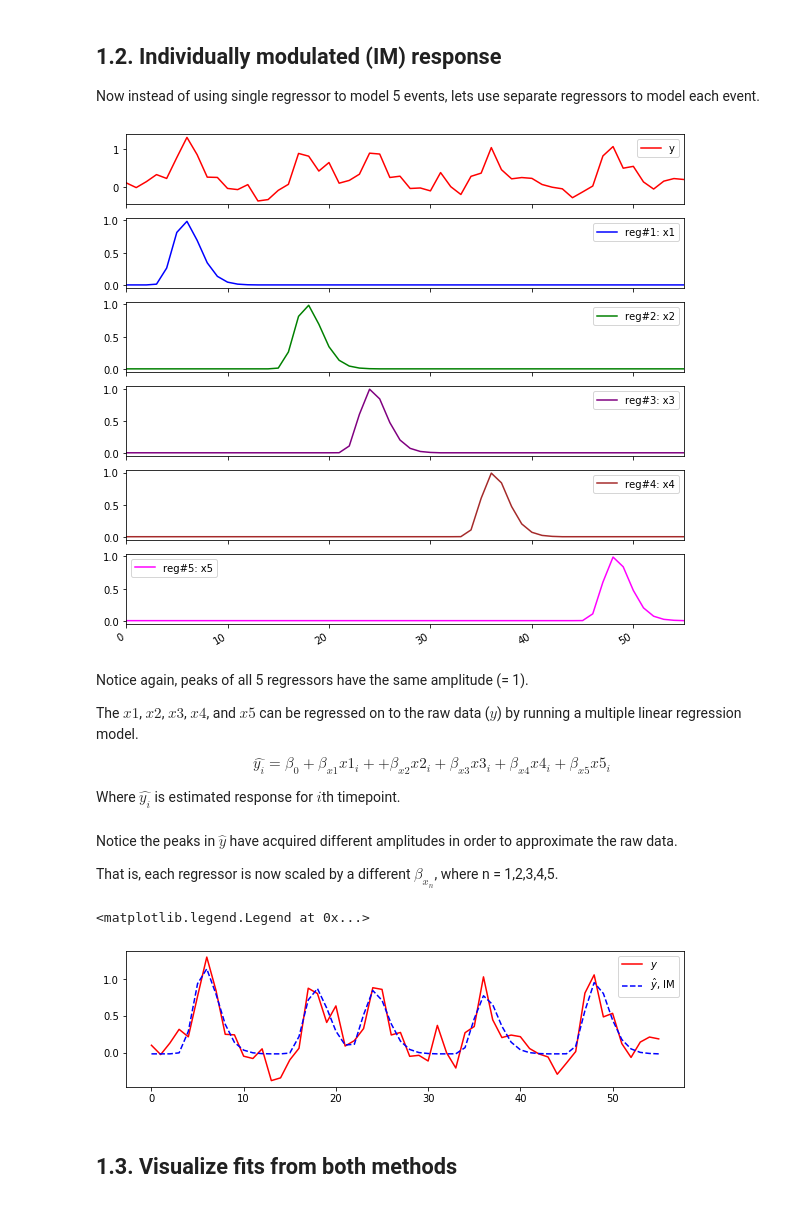
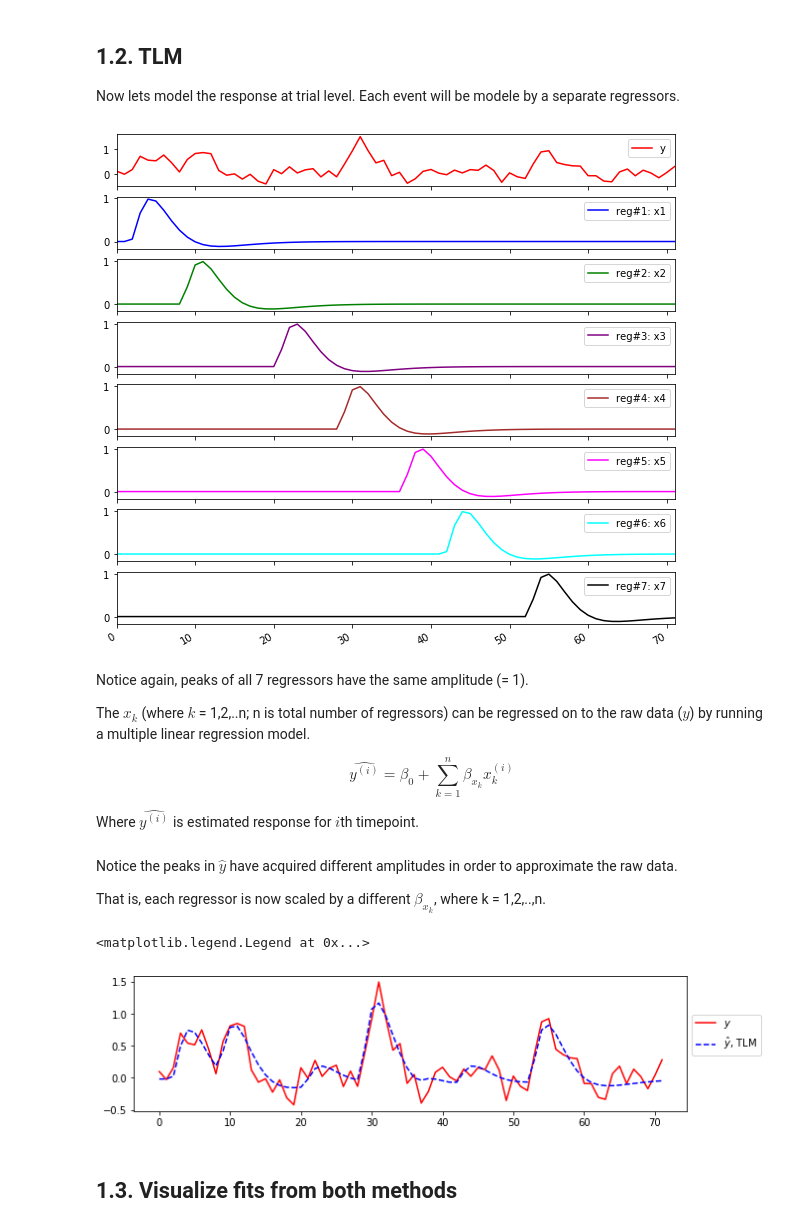
Before and after one commit to chirag90in/eCON_old, a Jupyter notebook: eCON/GLM.ipynb, the cells around one changed output. Cells and saved outputs as stored; diff of their text form; code cells hidden in the pictures.

```diff
--- a/eCON/GLM.ipynb
+++ b/eCON/GLM.ipynb
@@ -97,8 +92,8 @@ Where $\hat{y_{i}}$ is estimated response for the $i$th timepoint.
-# %%
-lm_MR = LinearRegression()
-X_MR = add_constant(MR_reg)
-lm_MR.fit(X_MR,raw)
-y_hat_MR = lm_MR.predict(X_MR)
+# %%
+lm_clm = LinearRegression()
+X_clm = add_constant(clm_reg)
+lm_clm.fit(X_clm,raw)
+y_hat_clm = lm_clm.predict(X_clm)
 # %% [markdown]
 Following shows the estimated response ($\hat{y}$) overlaid in the raw data ($y$).
 
@@ -116,39 +111,39 @@ plt.legend()
-# %% [markdown]
-## 1.2. Individually modulated (IM) response
-
-Now instead of using single regressor to model 5 events, lets use separate regressors to model each event.
+# %% [markdown]
+## 1.2. TLM
+
+Now lets model the response at trial level. Each event will be modele by a separate regressors.
 # %%
-_=pd.DataFrame(np.hstack((raw[:,None],IM_reg)),
-               columns=['y']+['reg#%i: x%i' %(i,i) for i in range(1,6)]).plot(subplots=True,
-                                                                       color=['red','blue','green','purple','brown','magenta'],
+_=pd.DataFrame(np.hstack((raw[:,None],tlm_reg)),
+               columns=['y']+['reg#%i: x%i' %(i,i) for i in range(1,8)]).plot(subplots=True,
+                                                                       color=['red','blue','green','purple','brown','magenta','cyan','black'],
                                                                        figsize=(10,10))
 # %% [output]
-[figure, old version]
+[figure, new version]
 # %% [markdown]
-Notice again, peaks of all 5 regressors have the same amplitude (= 1).
+Notice again, peaks of all 7 regressors have the same amplitude (= 1).
 
-The $x1$, $x2$, $x3$, $x4$, and $x5$ can be regressed on to the raw data ($y$) by running a multiple linear regression model.
+The $x_{k}$ (where $k$ = 1,2,..n; n is total number of regressors) can be regressed on to the raw data ($y$) by running a multiple linear regression model.
 
-$$\hat{y_{i}} = \beta_{0} + \beta_{x1}x1_{i} + + \beta_{x2}x2_{i} + \beta_{x3}x3_{i}+ \beta_{x4}x4_{i}+ \beta_{x5}x5_{i}$$
+$$\hat{y^{(i)}} = \beta_{0} + \sum^{n}_{k = 1}{\beta_{x_{k}}x^{(i)}_{k}}$$
 
-Where $\hat{y_{i}}$ is estimated response for $i$th timepoint.
+Where $\hat{y^{(i)}}$ is estimated response for $i$th timepoint.
-# %%
-lm_IM = LinearRegression()
-X_IM = add_constant(IM_reg)
-lm_IM.fit(X_IM,raw)
-y_hat_IM = lm_IM.predict(X_IM)
+# %%
+lm_tlm = LinearRegression()
+X_tlm = add_constant(tlm_reg)
+lm_tlm.fit(X_tlm,raw)
+y_hat_tlm = lm_tlm.predict(X_tlm)
 # %% [markdown]
 Notice the peaks in $\hat{y}$ have acquired different amplitudes in order to approximate the raw data.
 
-That is, each regressor is now scaled by a different $\beta_{x_{n}}$, where n = 1,2,3,4,5.
+That is, each regressor is now scaled by a different $\beta_{x_{k}}$, where k = 1,2,..,n.
 # %%
 plt.figure(figsize=(10,2.5))
 plt.plot(raw,color='red',label='$y$')
-plt.plot(y_hat_IM,color='blue',label=r'$\hat{y}$, IM',linestyle='--')
-plt.legend()
+plt.plot(y_hat_tlm,color='blue',label=r'$\hat{y}$, TLM',linestyle='--')
+plt.legend(loc='upper left',bbox_to_anchor=[1,0.75])
 # %% [output]
 <matplotlib.legend.Legend at 0x...>
-[figure, old version]
+[figure, new version]
 # %% [markdown]
 ## 1.3. Visualize fits from both methods
 # %%
```
Also changed, not shown: parts of 12 cells of this notebook.
